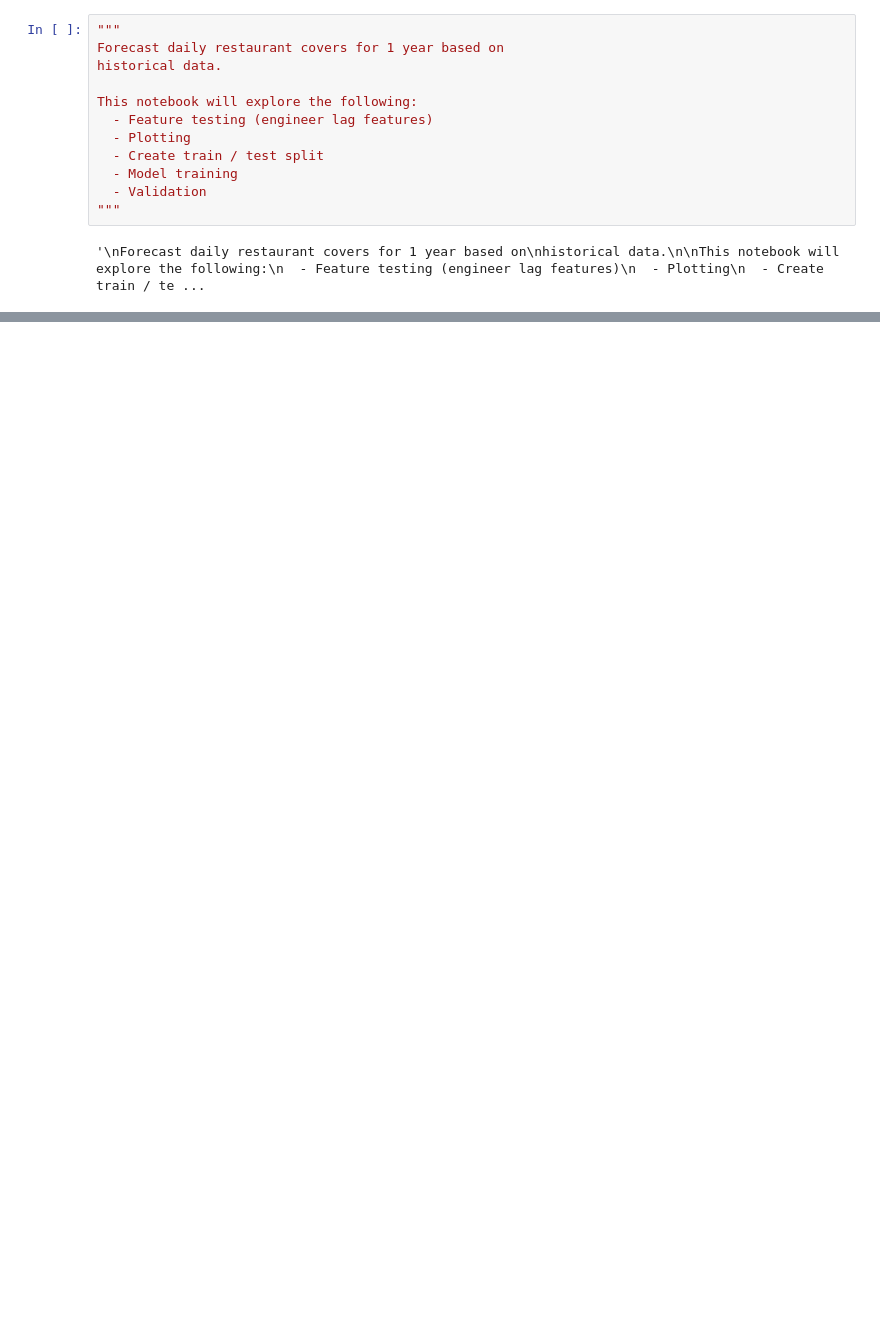
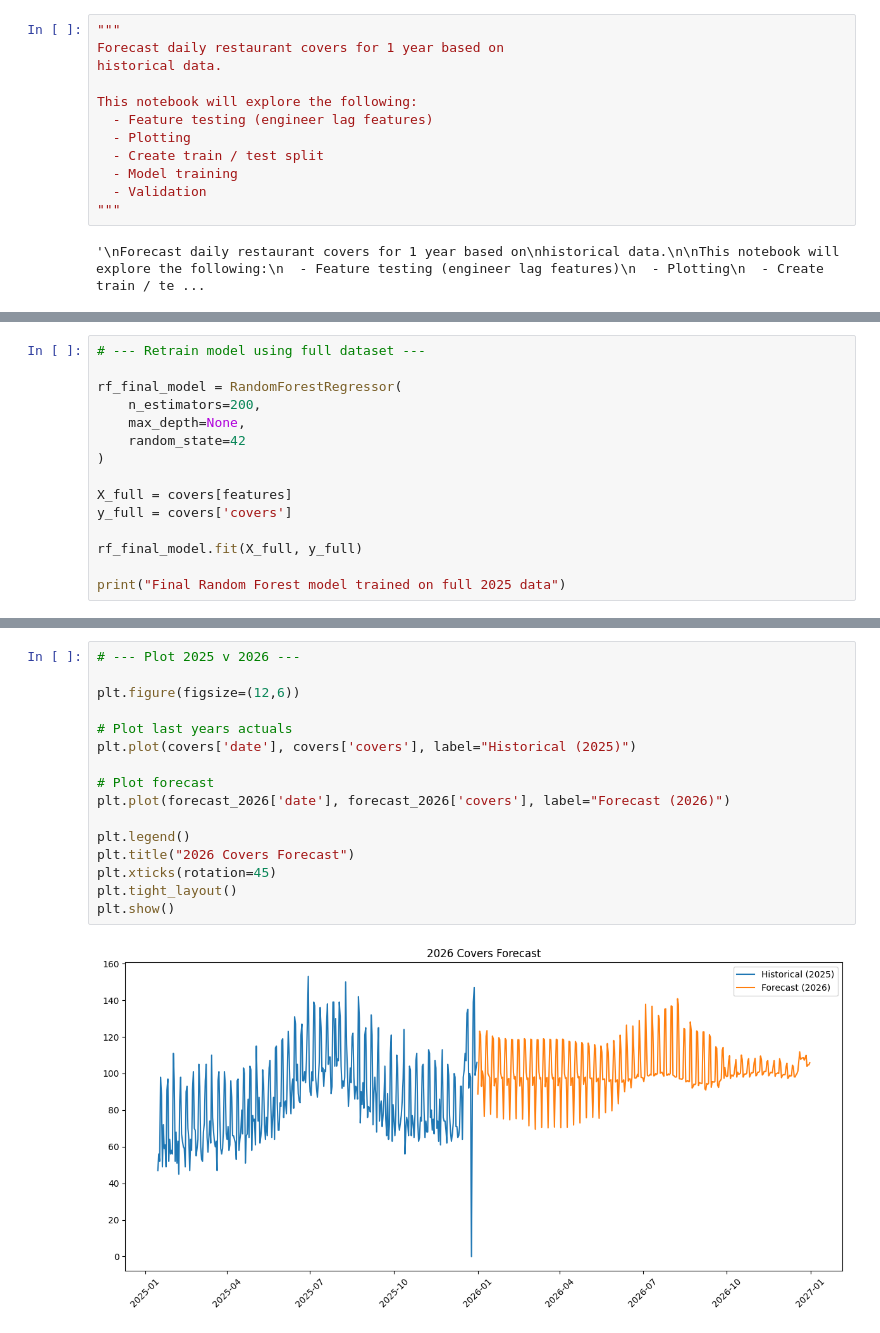
Before and after one commit to davidsaridakis/restaurant-inventory-project, a Jupyter notebook: notebooks/forecasting_model.ipynb, the cells around one changed output, grey strips where cells are left out. Saved outputs shown, nothing was run; the diff lists cells and outputs as text; blank space fills up the shorter version.

```diff
--- a/notebooks/forecasting_model.ipynb
+++ b/notebooks/forecasting_model.ipynb
@@ -218,0 +198,15 @@ for short-term operational planning.
+# %%
+# --- Retrain model using full dataset ---
+
+rf_final_model = RandomForestRegressor(
+    n_estimators=200,
+    max_depth=None,
+    random_state=42
+)
+
+X_full = covers[features]
+y_full = covers['covers']
+
+rf_final_model.fit(X_full, y_full)
+
+print("Final Random Forest model trained on full 2025 data")
@@ -218,0 +305,18 @@ for short-term operational planning.
+# %%
+# --- Plot 2025 v 2026 ---
+
+plt.figure(figsize=(12,6))
+
+# Plot last years actuals
+plt.plot(covers['date'], covers['covers'], label="Historical (2025)")
+
+# Plot forecast
+plt.plot(forecast_2026['date'], forecast_2026['covers'], label="Forecast (2026)")
+
+plt.legend()
+plt.title("2026 Covers Forecast")
+plt.xticks(rotation=45)
+plt.tight_layout()
+plt.show()
+# %% [output]
+[figure, added]
```
Also changed, not shown: parts of 19 cells of this notebook.
